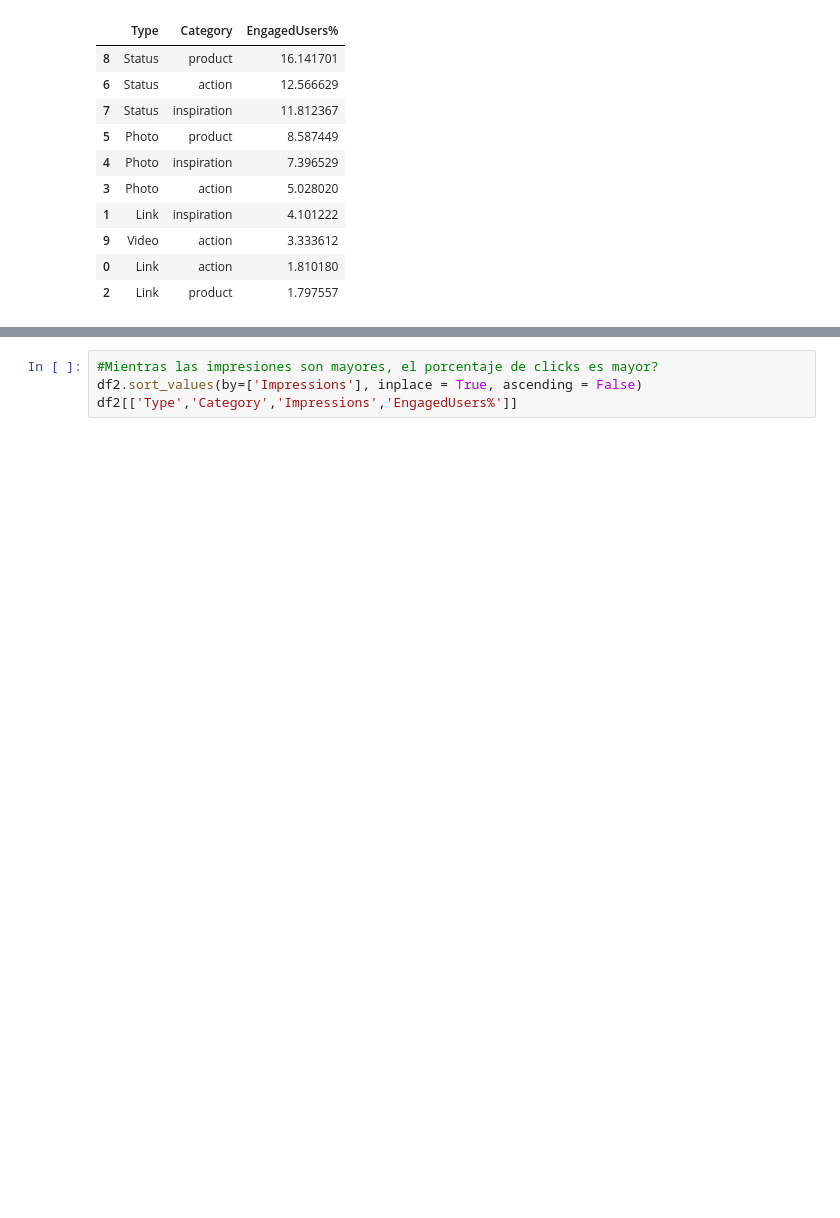
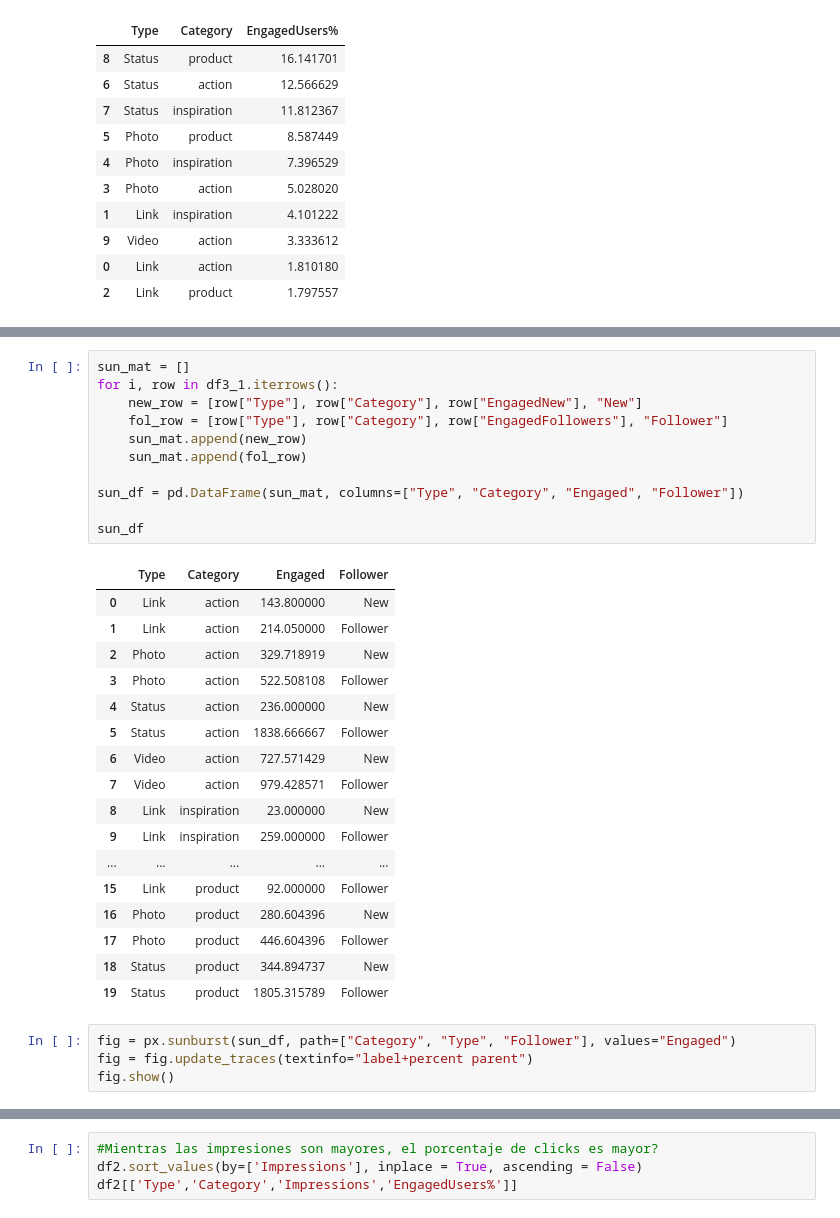
Before and after one commit to A00820449/data-visualization-final, a Jupyter notebook: notebooks/ProyectoFinal_Yuyu.ipynb, the cells around one changed output, grey strips where cells are left out. Saved outputs shown, nothing was run; the diff lists cells and outputs as text; blank space fills up the shorter version.

Commit message:
added code for sunburst

```diff
--- a/notebooks/ProyectoFinal_Yuyu.ipynb
+++ b/notebooks/ProyectoFinal_Yuyu.ipynb
@@ -461,3 +465,36 @@ df3[['Type','Category','EngagedNew%','EngagedFollowers%']]
+# %%
+sun_mat = []
+for i, row in df3_1.iterrows():
+    new_row = [row["Type"], row["Category"], row["EngagedNew"], "New"]
+    fol_row = [row["Type"], row["Category"], row["EngagedFollowers"], "Follower"]
+    sun_mat.append(new_row)
+    sun_mat.append(fol_row)
+
+sun_df = pd.DataFrame(sun_mat, columns=["Type", "Category", "Engaged", "Follower"])
+
+sun_df
+# %% [output]
+|  | Type | Category | Engaged | Follower |
+| 0 | Link | action | 143.800000 | New |
+| 1 | Link | action | 214.050000 | Follower |
+| 2 | Photo | action | 329.718919 | New |
+| 3 | Photo | action | 522.508108 | Follower |
+| 4 | Status | action | 236.000000 | New |
+| 5 | Status | action | 1838.666667 | Follower |
+| 6 | Video | action | 727.571429 | New |
+| 7 | Video | action | 979.428571 | Follower |
+| 8 | Link | inspiration | 23.000000 | New |
+| 9 | Link | inspiration | 259.000000 | Follower |
+| ... | ... | ... | ... | ... |
+| 15 | Link | product | 92.000000 | Follower |
+| 16 | Photo | product | 280.604396 | New |
+| 17 | Photo | product | 446.604396 | Follower |
+| 18 | Status | product | 344.894737 | New |
+| 19 | Status | product | 1805.315789 | Follower |
+# %%
+fig = px.sunburst(sun_df, path=["Category", "Type", "Follower"], values="Engaged")
+fig = fig.update_traces(textinfo="label+percent parent")
+fig.show()
 # %%
 #Esta tabla nos ayuda a identificar qué tipo de categoría de promocionar un producto, genera más interacción del
 #usuario en el post
```
Also changed, not shown: parts of 4 cells of this notebook, 7 other files.
